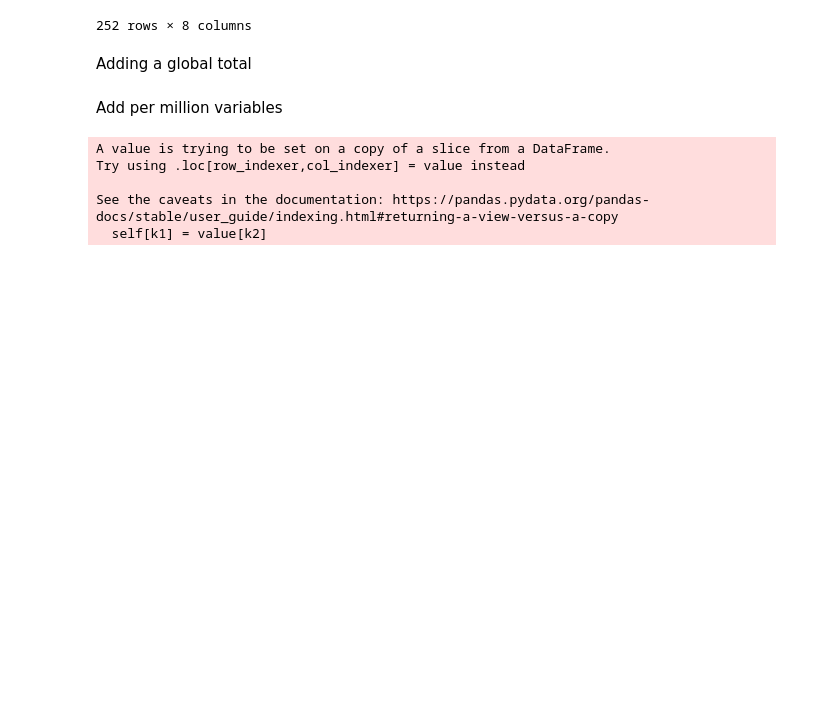
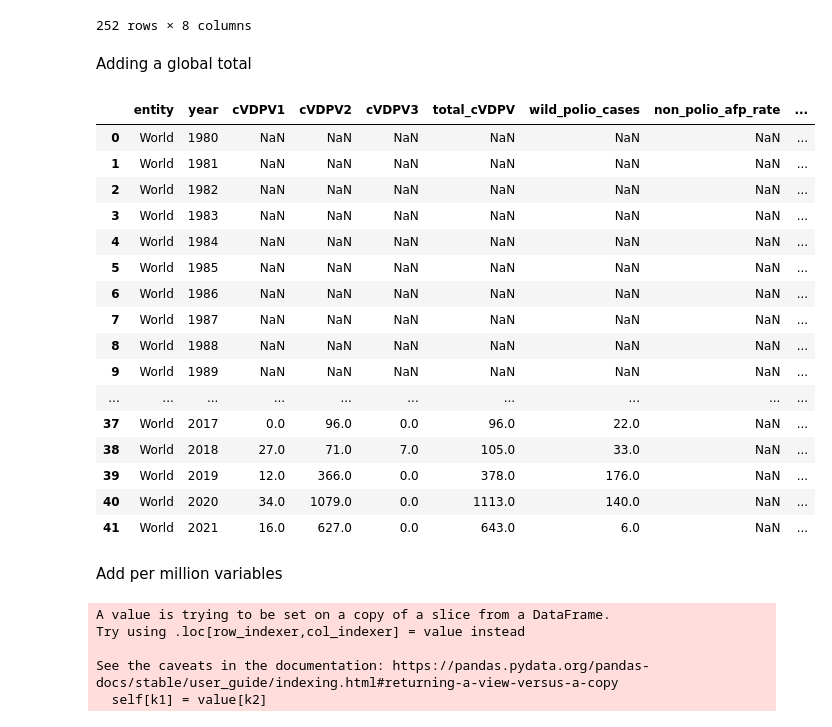
Before and after one commit to owid/notebooks, a Jupyter notebook: FionaSpooner/polio_cases/combine_polio_data.ipynb, the cells around one changed output. Cells and saved outputs as stored; diff of their text form; code cells hidden in the pictures; blank space fills up the shorter version.

```diff
--- a/FionaSpooner/polio_cases/combine_polio_data.ipynb
+++ b/FionaSpooner/polio_cases/combine_polio_data.ipynb
@@ -192,12 +222,31 @@ Adding a global total
 # %%
 global_entities = regions
 global_entities['WHO_REGION'] = 'World'
-global_total = global_entities.merge(df,on = 'entity').groupby(['WHO_REGION', 'year']).sum(min_count=1).reset_index()
+global_total = global_entities.merge(df,on = 'entity').groupby(['WHO_REGION', 'year']).sum(min_count=1)[['cVDPV1', 'cVDPV2', 'cVDPV3','total_cVDPV','wild_polio_cases','total_polio']].reset_index()
 global_total.rename(columns = {'WHO_REGION':'entity'}, inplace = True)
 # %%
 df.drop(df[df['entity'] == 'World'].index, inplace=True)
-total_df = pd.concat([regional_total, df, global_total])
+total_df = pd.concat([df,regional_total,  global_total])
 total_df['total_polio'] = total_df['total_polio'].fillna(0)
+total_df[total_df.entity == 'World']
+# %% [output]
+|  | entity | year | cVDPV1 | cVDPV2 | cVDPV3 | total_cVDPV | wild_polio_cases | non_polio_afp_rate | ... |
+| 0 | World | 1980 | NaN | NaN | NaN | NaN | NaN | NaN | ... |
+| 1 | World | 1981 | NaN | NaN | NaN | NaN | NaN | NaN | ... |
+| 2 | World | 1982 | NaN | NaN | NaN | NaN | NaN | NaN | ... |
+| 3 | World | 1983 | NaN | NaN | NaN | NaN | NaN | NaN | ... |
+| 4 | World | 1984 | NaN | NaN | NaN | NaN | NaN | NaN | ... |
+| 5 | World | 1985 | NaN | NaN | NaN | NaN | NaN | NaN | ... |
+| 6 | World | 1986 | NaN | NaN | NaN | NaN | NaN | NaN | ... |
+| 7 | World | 1987 | NaN | NaN | NaN | NaN | NaN | NaN | ... |
+| 8 | World | 1988 | NaN | NaN | NaN | NaN | NaN | NaN | ... |
+| 9 | World | 1989 | NaN | NaN | NaN | NaN | NaN | NaN | ... |
+| ... | ... | ... | ... | ... | ... | ... | ... | ... | ... |
+| 37 | World | 2017 | 0.0 | 96.0 | 0.0 | 96.0 | 22.0 | NaN | ... |
+| 38 | World | 2018 | 27.0 | 71.0 | 7.0 | 105.0 | 33.0 | NaN | ... |
+| 39 | World | 2019 | 12.0 | 366.0 | 0.0 | 378.0 | 176.0 | NaN | ... |
+| 40 | World | 2020 | 34.0 | 1079.0 | 0.0 | 1113.0 | 140.0 | NaN | ... |
+| 41 | World | 2021 | 16.0 | 627.0 | 0.0 | 643.0 | 6.0 | NaN | ... |
 # %% [markdown]
 Add per million variables
 # %%
```
Also changed, not shown: parts of 17 cells of this notebook.
